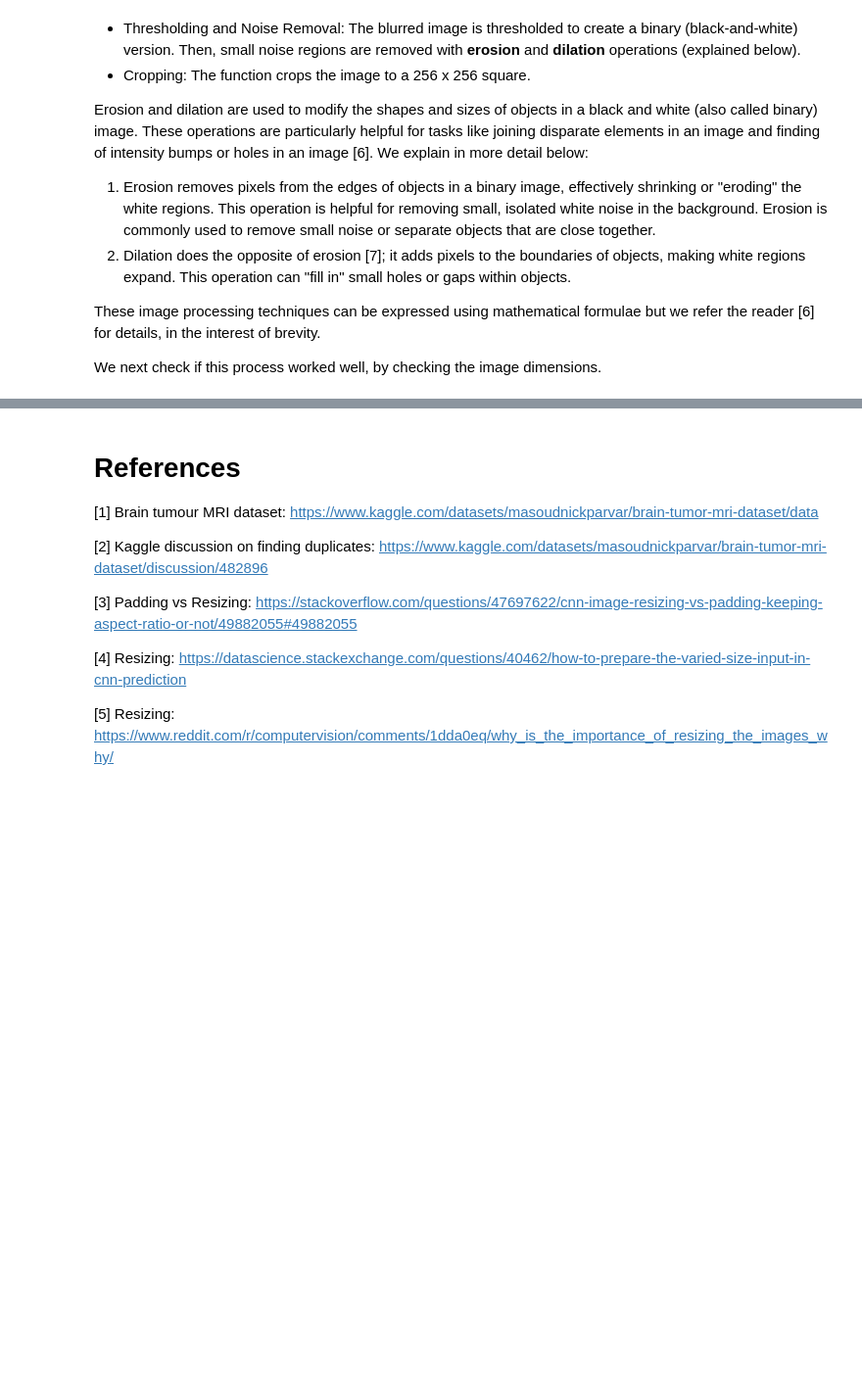
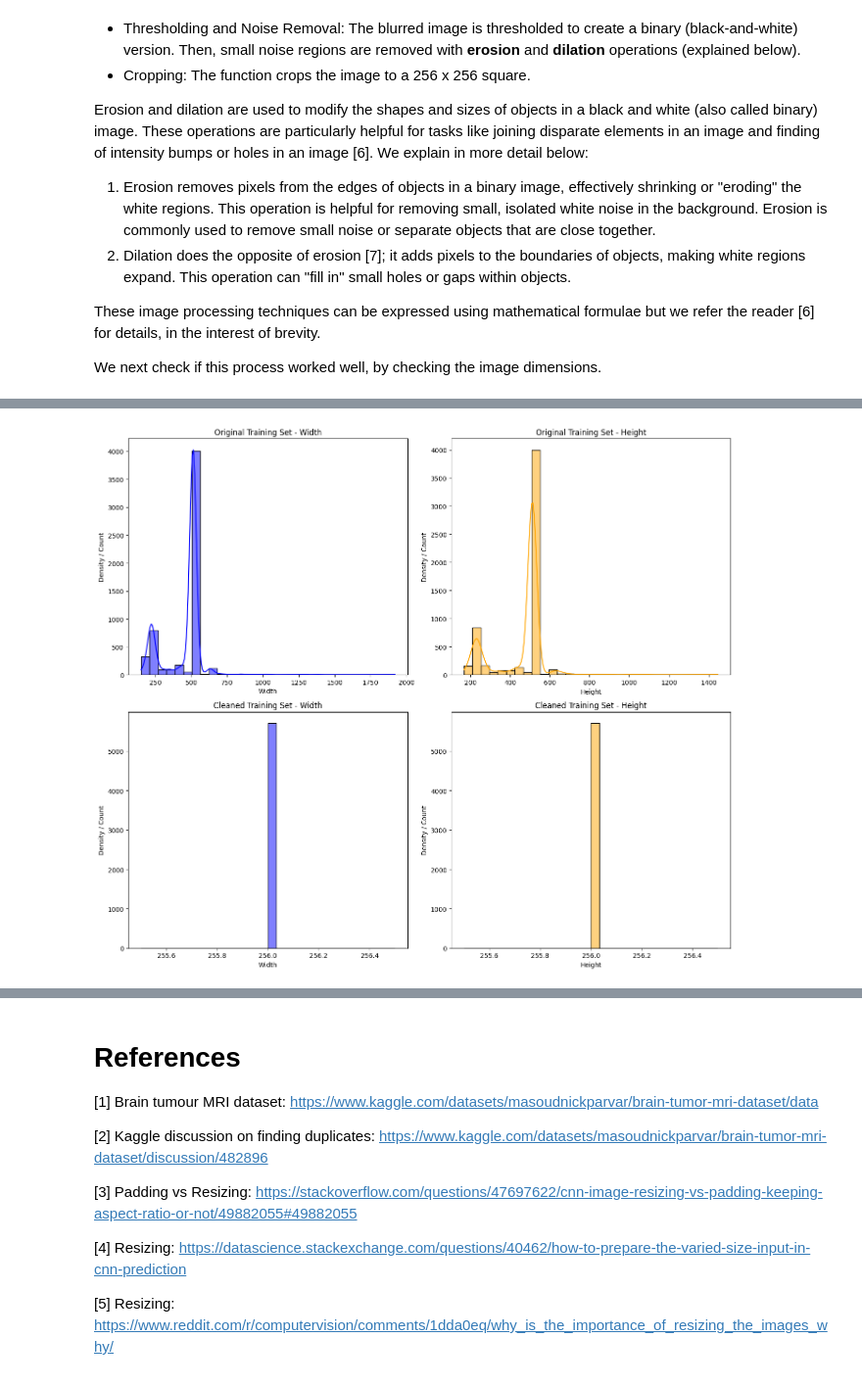
Before and after one commit to shrey1411/dst-group-project-2, a Jupyter notebook: VivekP/03-DataLoading.ipynb, the cells around one changed output, grey strips where cells are left out. Shown at 98% size. Cells and saved outputs as stored; diff of their text form; code cells hidden in the pictures; blank space fills up the shorter version.

```diff
--- a/VivekP/03-DataLoading.ipynb
+++ b/VivekP/03-DataLoading.ipynb
@@ -273,23 +276,3 @@ Erosion and dilation are used to modify the shapes and sizes of objects in a bla
 These image processing techniques can be expressed using mathematical formulae but we refer the reader [6] for details, in the interest of brevity.
 
 We next check if this process worked well, by checking the image dimensions.
-# %%
-def get_image_dimensions(directory):
-    dimensions = []
-    for label in labels:
-        class_path = directory / label
-        for image_file in class_path.glob('*.jpg'):
-            with Image.open(image_file) as img:
-                dimensions.append(img.size)  # (width, height)
-    return dimensions
-
-train_dimensions = get_image_dimensions(train_dir)
-widths, heights = zip(*train_dimensions)
-
-# Plot distributions of widths and heights
-plt.figure(figsize=(10, 5))
-sns.histplot(widths, kde=True, color="blue", label="Width")
-sns.histplot(heights, kde=True, color="orange", label="Height")
-plt.legend()
-plt.title('Distribution of Image Widths and Heights in Training Set')
-plt.show()
@@ -299,0 +279,63 @@ We view the images again, to compare the effect of the image pre-processing.
+# %%
+import os
+from pathlib import Path
+import pandas as pd
+import seaborn as sns
+import matplotlib.pyplot as plt
+from PIL import Image
+
+def get_image_dimensions(directory, labels):
+    dimensions = []
+    for label in labels:
+        class_path = Path(directory) / label
+        for image_file in class_path.glob('*.jpg'):
+            with Image.open(image_file) as img:
+                dimensions.append(img.size)  # (width, height)
+    return dimensions
+
+# Assuming 'labels' is defined and common between both datasets
+# Dimensions for original training set
+train_dimensions = get_image_dimensions(train_dir, labels)
+df_train_dimensions = pd.DataFrame(train_dimensions, columns=['Width', 'Height'])
+
+# Dimensions for cleaned training set
+cleaned_dimensions = get_image_dimensions(Path("cleaned/Training"), labels)
+df_cleaned_dimensions = pd.DataFrame(cleaned_dimensions, columns=['Width', 'Height'])
+
+# Plot side-by-side KDE and Histogram combined plots for both datasets
+fig, axes = plt.subplots(2, 2, figsize=(14, 12))
+
+# Original Training Set - Combined KDE and Histogram for Width
+sns.histplot(df_train_dimensions["Width"], color="blue", bins=30, kde=True, ax=axes[0, 0])
+axes[0, 0].set_title('Original Training Set - Width')
+axes[0, 0].set_xlabel('Width')
+axes[0, 0].set_ylabel('Density / Count')
+
+# Original Training Set - Combined KDE and Histogram for Height
+sns.histplot(df_train_dimensions["Height"], color="orange", bins=30, kde=True, ax=axes[0, 1])
+axes[0, 1].set_title('Original Training Set - Height')
+axes[0, 1].set_xlabel('Height')
+axes[0, 1].set_ylabel('Density / Count')
+
+# Cleaned Training Set - Combined KDE and Histogram for Width
+sns.histplot(df_cleaned_dimensions["Width"], color="blue", bins=30, kde=True, ax=axes[1, 0])
+axes[1, 0].set_title('Cleaned Training Set - Width')
+axes[1, 0].set_xlabel('Width')
+axes[1, 0].set_ylabel('Density / Count')
+# Optional x-axis range check
+if not df_cleaned_dimensions["Width"].between(250, 260).any():
+    axes[1, 0].set_xlim(250, 260)
+
+# Cleaned Training Set - Combined KDE and Histogram for Height
+sns.histplot(df_cleaned_dimensions["Height"], color="orange", bins=30, kde=True, ax=axes[1, 1])
+axes[1, 1].set_title('Cleaned Training Set - Height')
+axes[1, 1].set_xlabel('Height')
+axes[1, 1].set_ylabel('Density / Count')
+# Optional x-axis range check
+if not df_cleaned_dimensions["Height"].between(250, 260).any():
+    axes[1, 1].set_xlim(250, 260)
+
+plt.tight_layout()
+plt.show()
+# %% [output]
+[figure, added]
```
Also changed, not shown: parts of 9 cells of this notebook.
